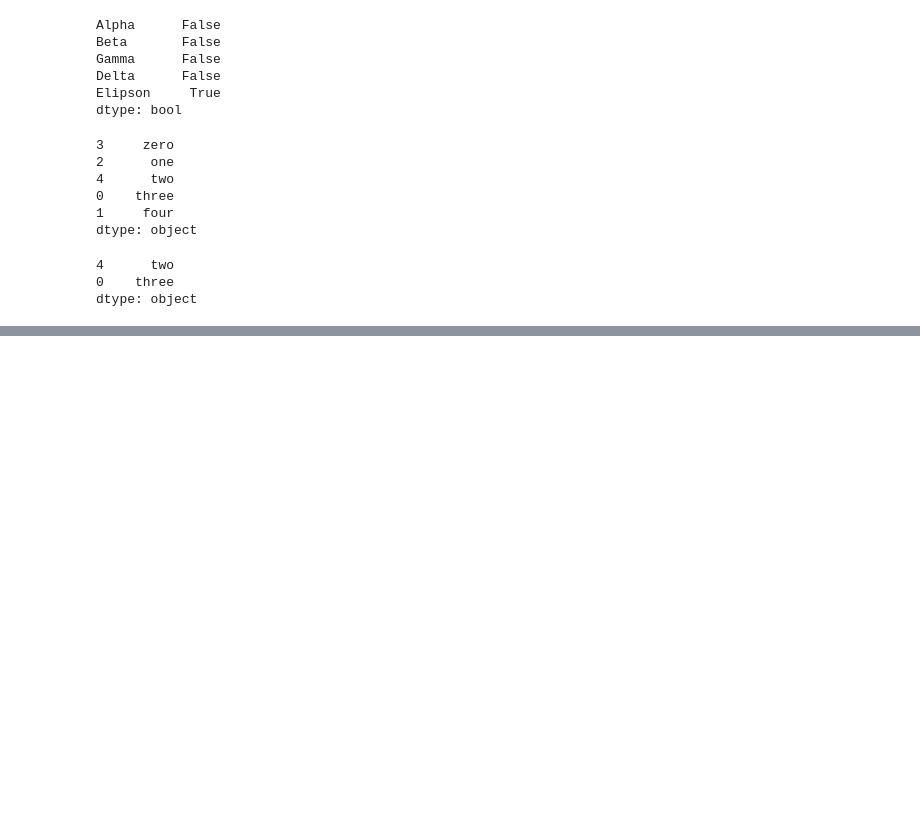
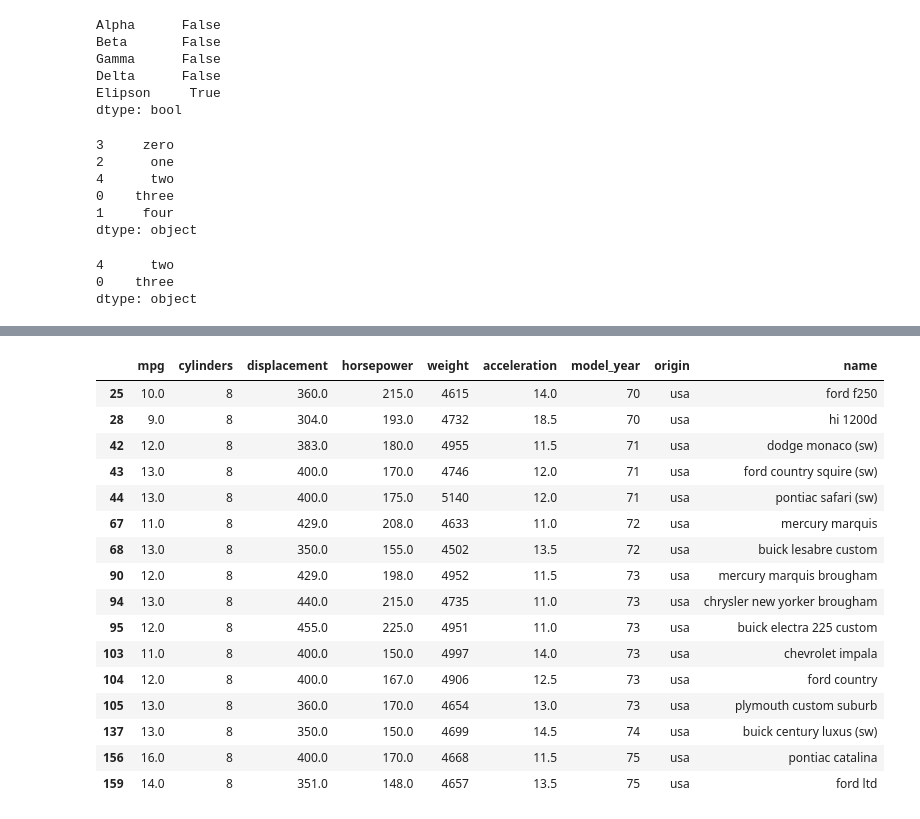
Before and after one commit to nihalnadaf/PYDATABASE, a Jupyter notebook: Pandas.ipynb, the cells around one changed output, grey strips where cells are left out. Cells and saved outputs as stored; diff of their text form; code cells hidden in the pictures; blank space fills up the shorter version.

```diff
--- a/Pandas.ipynb
+++ b/Pandas.ipynb
@@ -311,0 +985,22 @@ df2
+# %%
+# SUV
+# Horsepower > 140 , Weight > 4500
+df.loc[(df['horsepower'] > 140) & (df['weight'] >=4500)]
+# %% [output]
+|  | mpg | cylinders | displacement | horsepower | weight | acceleration | model_year | origin | name |
+| 25 | 10.0 | 8 | 360.0 | 215.0 | 4615 | 14.0 | 70 | usa | ford f250 |
+| 28 | 9.0 | 8 | 304.0 | 193.0 | 4732 | 18.5 | 70 | usa | hi 1200d |
+| 42 | 12.0 | 8 | 383.0 | 180.0 | 4955 | 11.5 | 71 | usa | dodge monaco (sw) |
+| 43 | 13.0 | 8 | 400.0 | 170.0 | 4746 | 12.0 | 71 | usa | ford country squire (sw) |
+| 44 | 13.0 | 8 | 400.0 | 175.0 | 5140 | 12.0 | 71 | usa | pontiac safari (sw) |
+| 67 | 11.0 | 8 | 429.0 | 208.0 | 4633 | 11.0 | 72 | usa | mercury marquis |
+| 68 | 13.0 | 8 | 350.0 | 155.0 | 4502 | 13.5 | 72 | usa | buick lesabre custom |
+| 90 | 12.0 | 8 | 429.0 | 198.0 | 4952 | 11.5 | 73 | usa | mercury marquis brougham |
+| 94 | 13.0 | 8 | 440.0 | 215.0 | 4735 | 11.0 | 73 | usa | chrysler new yorker brougham |
+| 95 | 12.0 | 8 | 455.0 | 225.0 | 4951 | 11.0 | 73 | usa | buick electra 225 custom |
+| 103 | 11.0 | 8 | 400.0 | 150.0 | 4997 | 14.0 | 73 | usa | chevrolet impala |
+| 104 | 12.0 | 8 | 400.0 | 167.0 | 4906 | 12.5 | 73 | usa | ford country |
+| 105 | 13.0 | 8 | 360.0 | 170.0 | 4654 | 13.0 | 73 | usa | plymouth custom suburb |
+| 137 | 13.0 | 8 | 350.0 | 150.0 | 4699 | 14.5 | 74 | usa | buick century luxus (sw) |
+| 156 | 16.0 | 8 | 400.0 | 170.0 | 4668 | 11.5 | 75 | usa | pontiac catalina |
+| 159 | 14.0 | 8 | 351.0 | 148.0 | 4657 | 13.5 | 75 | usa | ford ltd |
```
Also changed, not shown: parts of 93 cells of this notebook.
